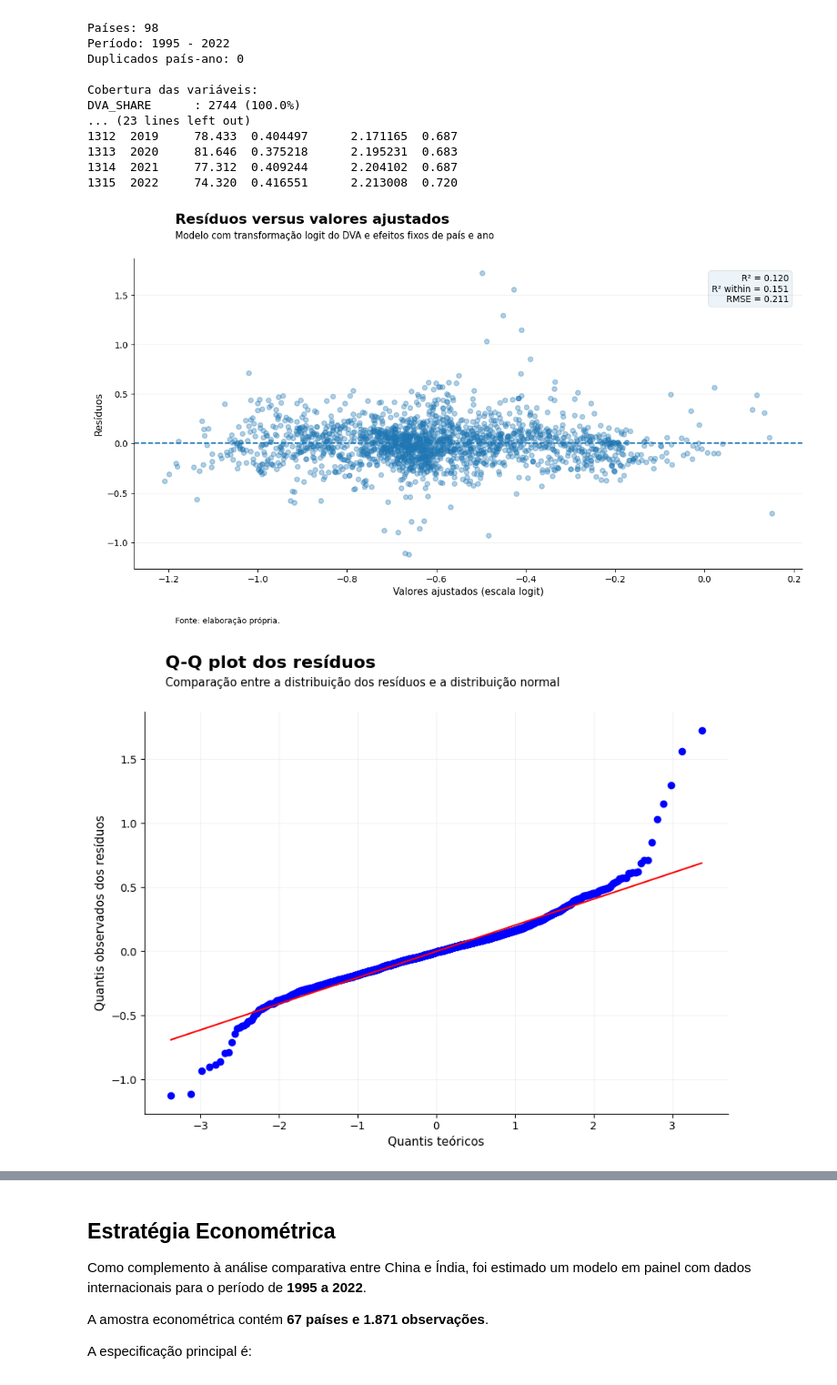
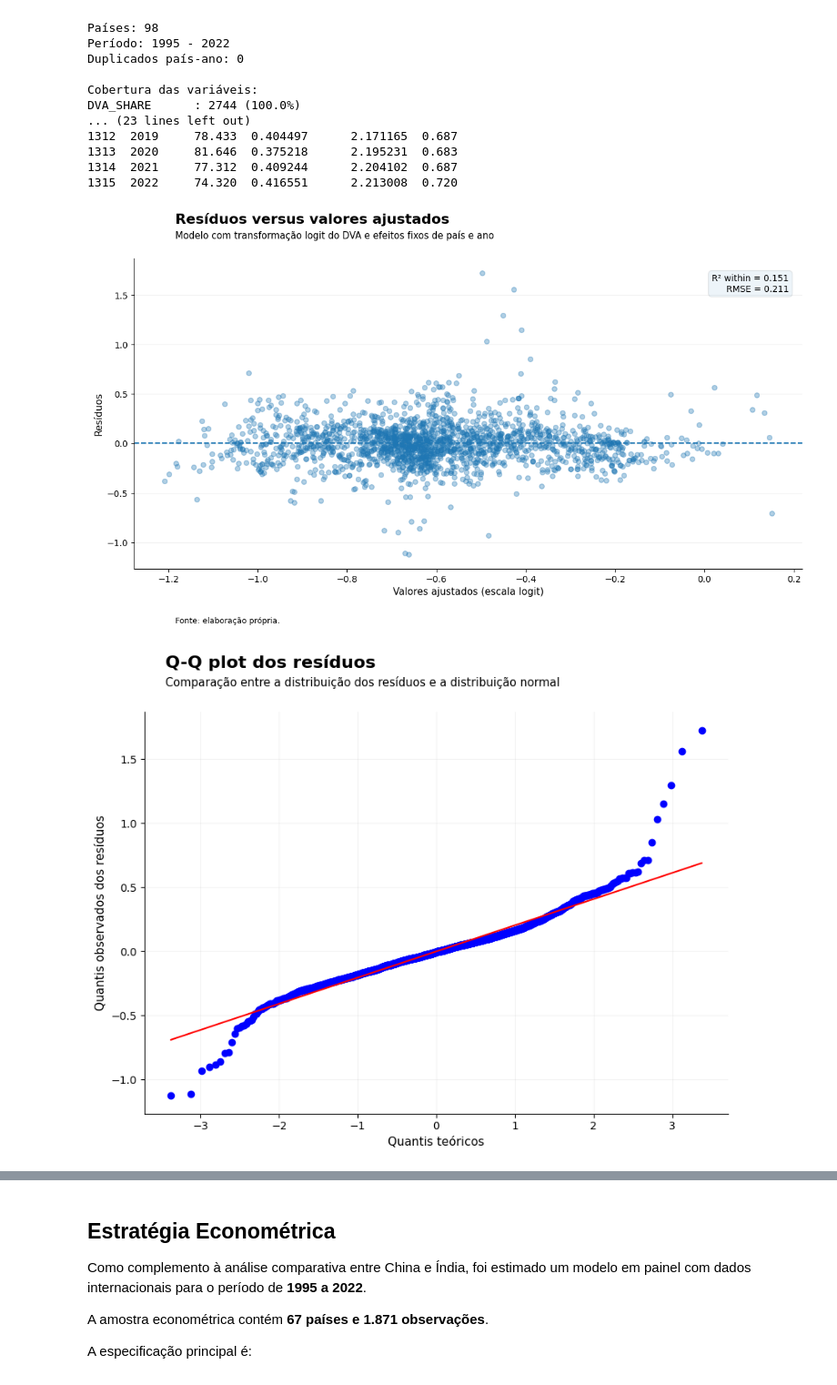
Before and after one commit to batgirlsupimpa/UFSC, a Jupyter notebook: TCC_FINAL_BIBI.ipynb, the cells around one changed output, grey strips where cells are left out. Shown at 91% size. Cells and saved outputs as stored; diff of their text form; code cells hidden in the pictures.

```diff
--- a/TCC_FINAL_BIBI.ipynb
+++ b/TCC_FINAL_BIBI.ipynb
@@ -633,11 +633,9 @@ fig.text(
 
 # Caixa com métricas
 texto_metricas = (
-    f"R² = {resultado_logit_fe.rsquared:.3f}\n"
     f"R² within = {resultado_logit_fe.rsquared_within:.3f}\n"
     f"RMSE = {rmse:.3f}"
 )
-
 ax.text(
     0.98, 0.95,
     texto_metricas,
@@ -672,32 +670,32 @@ stats.probplot(
     resid,
     dist="norm",
     plot=ax
 )
 
 ax.set_title('')
 
 fig.text(
     0.125, 0.95,
     'Q-Q plot dos resíduos',
     fontsize=16,
     fontweight='bold'
 )
 
 fig.text(
     0.125, 0.915,
     'Comparação entre a distribuição dos resíduos e a distribuição normal',
     fontsize=10.5
 )
 
 ax.set_xlabel('Quantis teóricos', fontsize=11)
 ax.set_ylabel('Quantis observados dos resíduos', fontsize=11)
 
 ax.grid(alpha=0.15)
 ax.spines['top'].set_visible(False)
 ax.spines['right'].set_visible(False)
 
 plt.tight_layout(rect=[0, 0.04, 1, 0.89])
 plt.show()
 # %% [output]
-[figure, old version]
+[figure, new version]
 [figure]
```
Also changed, not shown: parts of 1 cell of this notebook.
